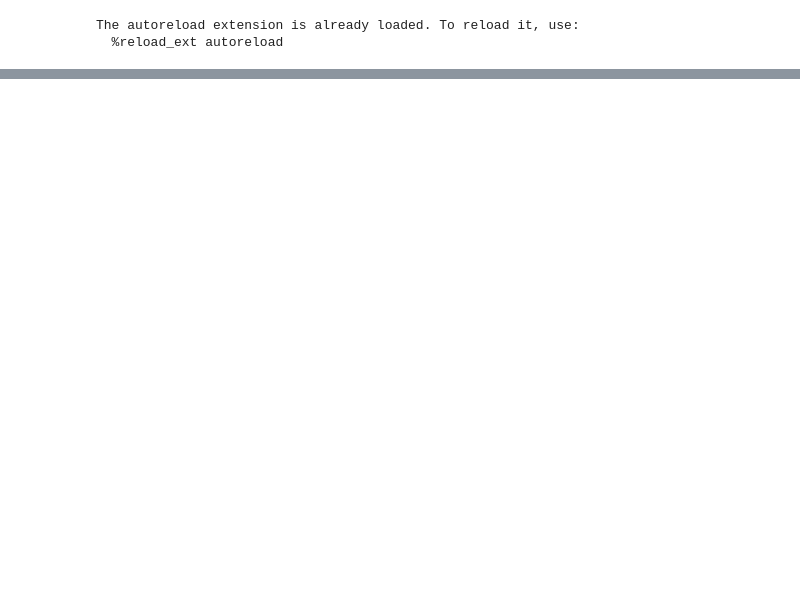
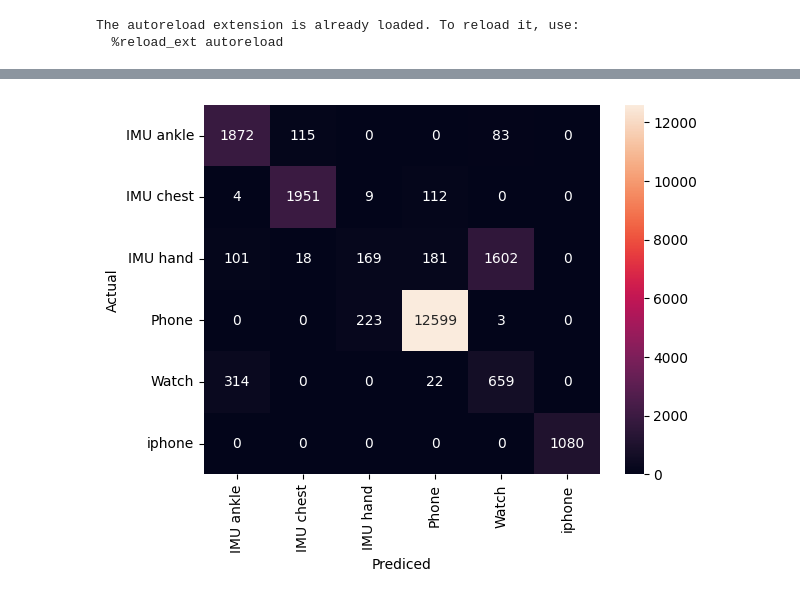
Before and after one commit to blyt1/DISS, a Jupyter notebook: starting.ipynb, the cells around one changed output, grey strips where cells are left out. Cells and saved outputs as stored; diff of their text form; code cells hidden in the pictures; blank space fills up the shorter version.

```diff
--- a/starting.ipynb
+++ b/starting.ipynb
@@ -161,3 +125,10 @@ sns.heatmap(confusion_mat/np.sum(confusion_mat), annot=True,
+# %%
+sns.heatmap(confusion_mat, annot=True, xticklabels=labels, yticklabels=labels, fmt='1')
+plt.ylabel('Actual')
+plt.xlabel('Prediced')
+plt.show(block=False)
+# %% [output]
+[figure, added]
 # %%
 inputs = tf.keras.Input(shape=(400,3), name='input')
 x = inputs
```
Also changed, not shown: parts of 15 cells of this notebook.
